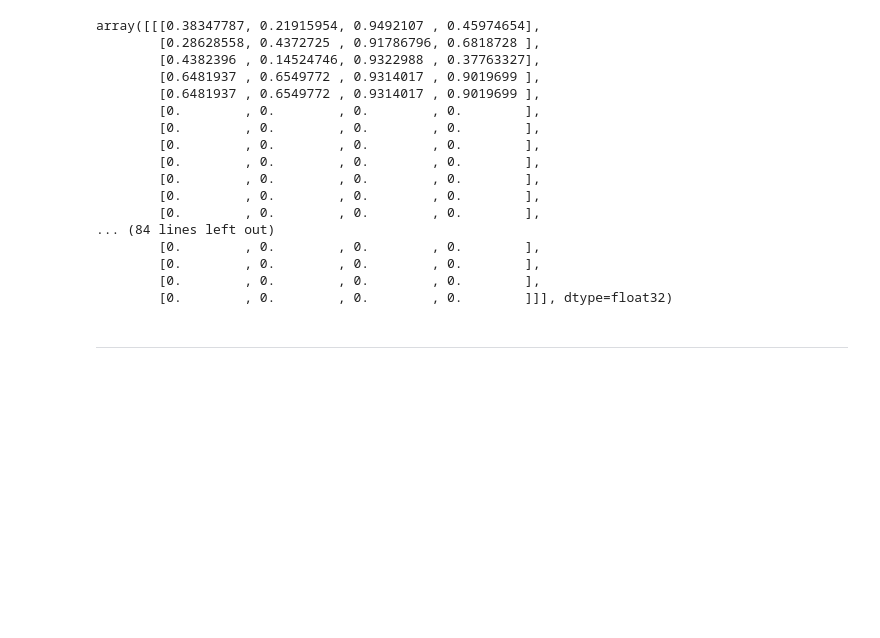
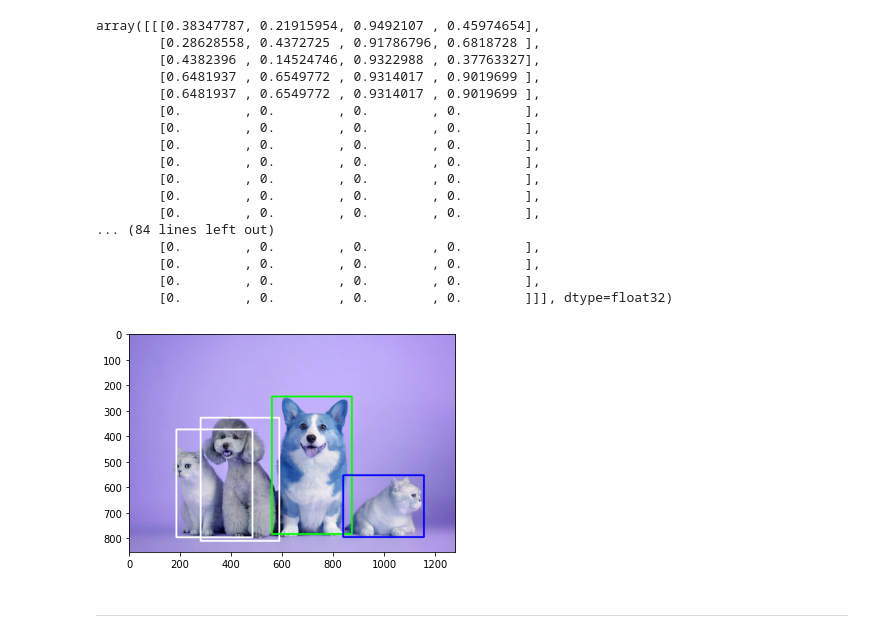
Before and after one commit to alfianAH/ml-resource, a Jupyter notebook: 24_Saving_and_Loading_Models.ipynb, the cells around one changed output. Saved outputs shown, nothing was run; the diff lists cells and outputs as text; code cells hidden in the pictures; blank space fills up the shorter version.

```diff
--- a/24_Saving_and_Loading_Models.ipynb
+++ b/24_Saving_and_Loading_Models.ipynb
@@ -717,6 +714,7 @@ import matplotlib.pyplot as plt
 image_filename = "pets.webp"
 
 image = cv.imread(image_filename)
+height, width, _ = image.shape
 
 plt.imshow(image)
 plt.show()
@@ -812,5 +810,27 @@ array([[[0.38347787, 0.21915954, 0.9492107 , 0.45974654],
         [0.        , 0.        , 0.        , 0.        ],
         [0.        , 0.        , 0.        , 0.        ],
         [0.        , 0.        , 0.        , 0.        ]]], dtype=float32)
+# %%
+dog_label = 18
+cat_label = 17
+
+for i in range(int(detections[0].numpy()[0])):
+    points = detection_boxes[0][i]
+    top, left, bottom, right = (int(points[0] * height), int(points[1] * width),
+                                int(points[2] * height), int(points[3] * width))
+
+    r, g, b = 255, 255, 255
+    if detection_class[0][i] == dog_label:
+        r, g, b = 0, 255, 0
+    elif detection_class[0][i] == cat_label:
+        r, g, b = 0, 0, 255
+
+    cv.rectangle(image, (left, top), (right, bottom), (r,g,b), thickness=5)
+
+cv.imwrite('dogs-and-cats.jpg', image)
+plt.imshow(image)
+plt.show()
+# %% [output]
+[figure, added]
 # %% [markdown]
 ---
```
Also changed, not shown: parts of 2 cells of this notebook.
